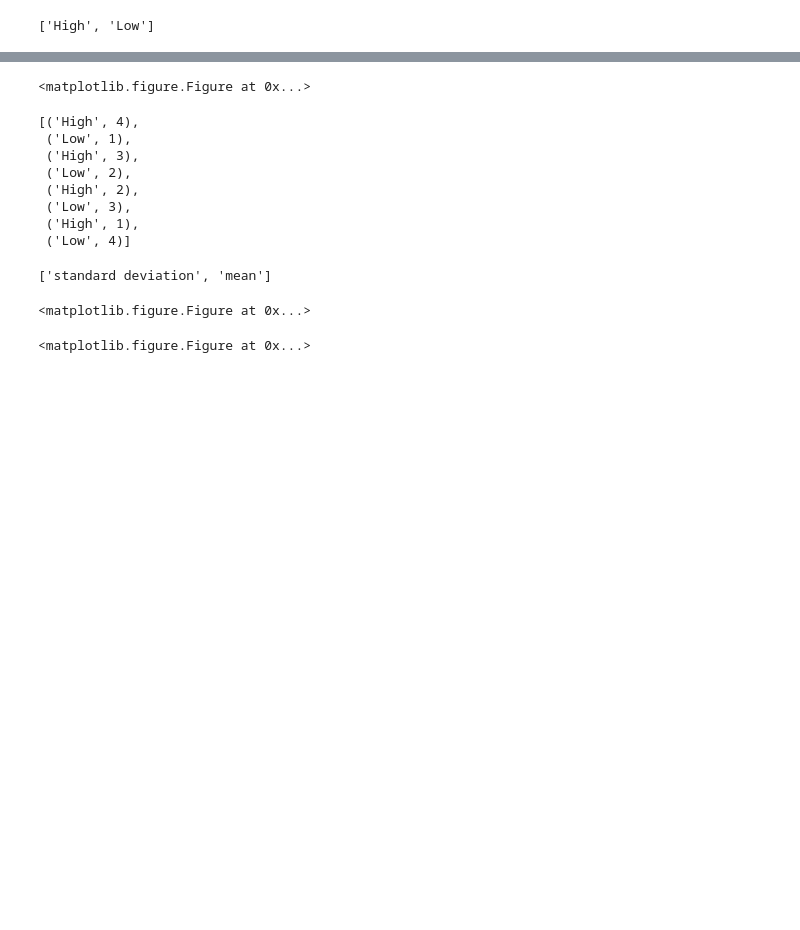
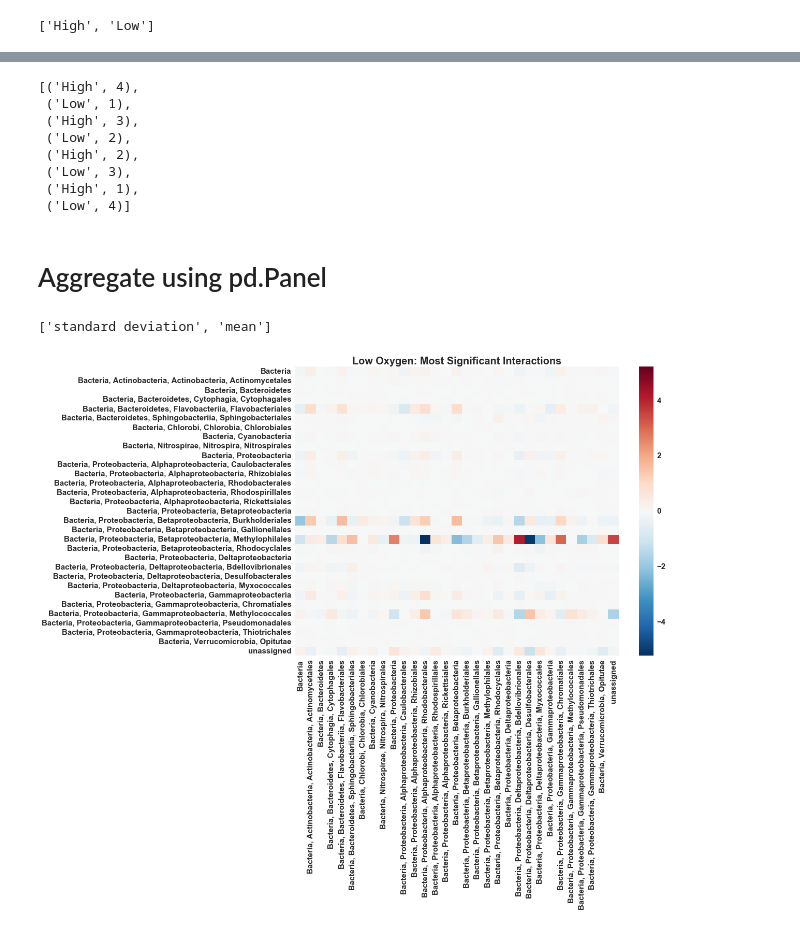
Before and after one commit to JanetMatsen/bacteriopop, a Jupyter notebook: Generate_Poster_Graphics.ipynb, the cells around one changed output, grey strips where cells are left out. Saved outputs shown, nothing was run; the diff lists cells and outputs as text; code cells hidden in the pictures; blank space fills up the shorter version.

```diff
--- a/Generate_Poster_Graphics.ipynb
+++ b/Generate_Poster_Graphics.ipynb
@@ -89,10 +53,3 @@ net.plot_heatmap(snr_mappings['High'],
-# %%
-net.plot_heatmap(snr_mappings['Low'],
-                 'Signal To Noise: Low Oxygen',
-                 './plots/poster/poster_low_sig_to_noise',
-                filetype='.png')
-# %% [output]
-<matplotlib.figure.Figure at 0x...>
 # %%
 mappings.keys()
 # %% [output]
@@ -104,6 +61,8 @@ mappings.keys()
  ('Low', 3),
  ('High', 1),
  ('Low', 4)]
+# %% [markdown]
+# Aggregate using pd.Panel
 # %%
 # mappings, nodes
 low_agg = net.aggregate_adjacency_matrices([
@@ -119,11 +78,11 @@ low_agg.keys()
 # %%
 p_low = net.plot_heatmap(low_agg['mean'],
                          'Low Oxygen: Most Significant Interactions',
                          './plots/poster/low_avg--FROM_PANELS',
-                         filetype='.png',
+                         file_type='.png',
                          width=14, height=10)
 # %% [output]
-<matplotlib.figure.Figure at 0x...>
+[figure, added]
 # %%
 # mappings, nodes
 high_agg = net.aggregate_adjacency_matrices([
@@ -136,10 +95,8 @@ high_agg = net.aggregate_adjacency_matrices([
 p_high = net.plot_heatmap(high_agg['mean'],
                           'High Oxygen: Most Significant Interactions',
                           './plots/poster/high_avg--FROM_PANELS',
-                         filetype='.png',
+                         file_type='.png',
                 width=14, height=10)
-# %% [output]
-<matplotlib.figure.Figure at 0x...>
 # %%
 aggregated_results_Panels = \
     net.summarize_replicate_adjacency_matrices(mappings)
```
Also changed, not shown: parts of 7 cells of this notebook, 8 other files.
